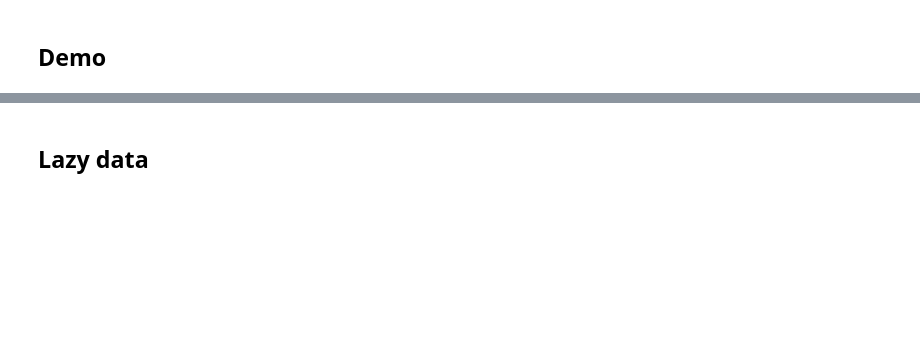
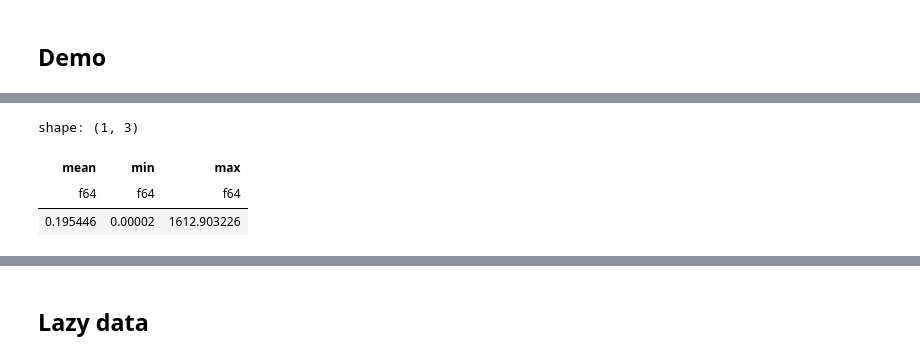
Before and after one commit to sta663-sp23/exercises, a Jupyter notebook: class_2023_03_31.ipynb, the cells around one changed output, grey strips where cells are left out. Cells and saved outputs as stored; diff of their text form; code cells hidden in the pictures; blank space fills up the shorter version.

```diff
--- a/class_2023_03_31.ipynb
+++ b/class_2023_03_31.ipynb
@@ -22,0 +77,17 @@ df_eager
+# %%
+df_eager.filter(
+    (pl.col("fare_amount") > 0) &
+    (pl.col("tip_amount") > 0)
+).select([
+    "tpep_pickup_datetime", "tip_amount", "fare_amount", "total_amount",
+    (pl.col("tip_amount") / (pl.col("total_amount") - pl.col("tip_amount"))).alias("tip_perc")
+]).select(
+    pl.mean("tip_perc").alias("mean"),
+    pl.min("tip_perc").alias("min"),
+    pl.max("tip_perc").alias("max")
+)
+# %% [output]
+shape: (1, 3)
+| mean | min | max |
+| f64 | f64 | f64 |
+| 0.195446 | 0.00002 | 1612.903226 |
```
Also changed, not shown: parts of 7 cells of this notebook.
